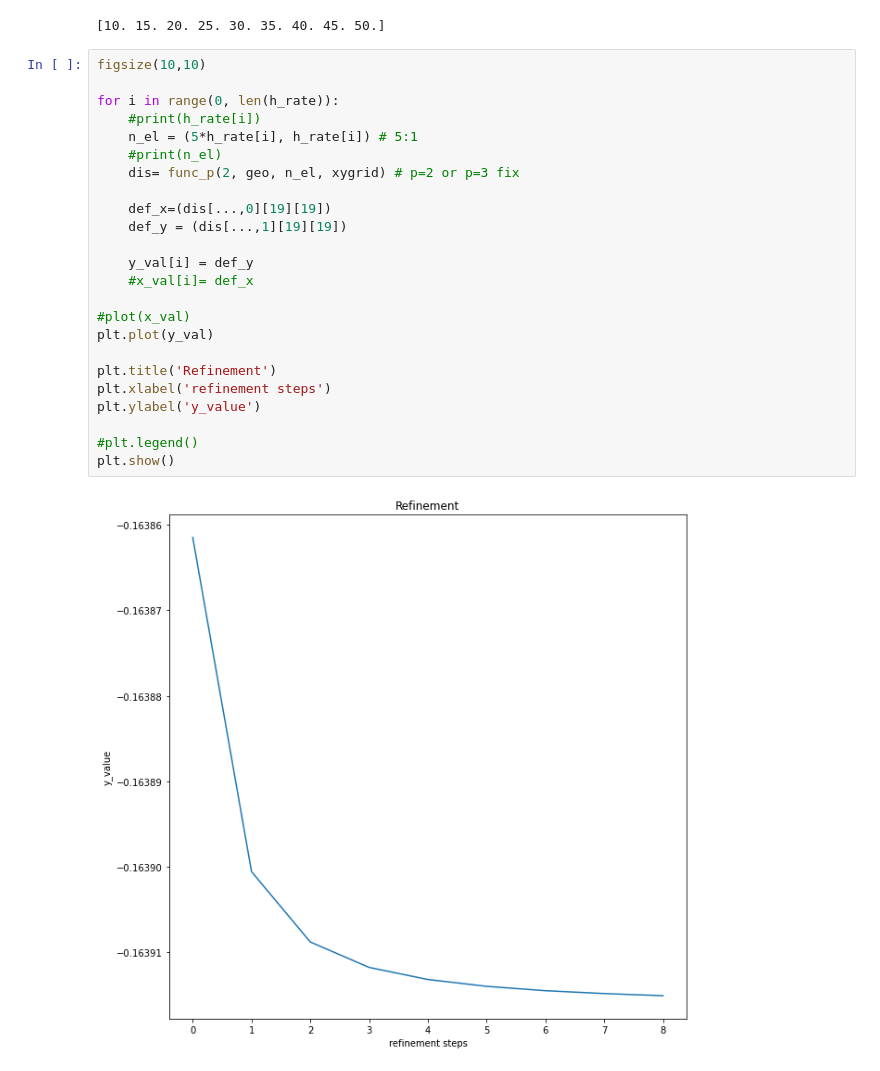
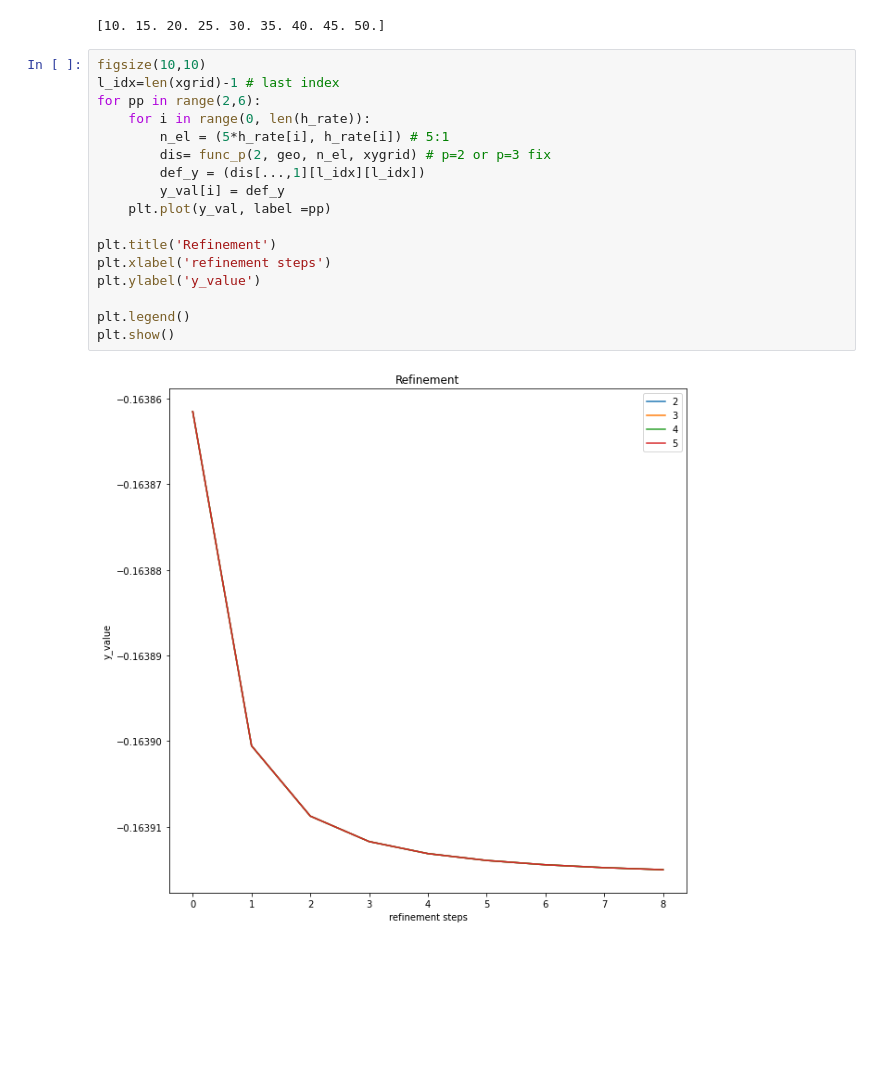
Before and after one commit to mh-0456/pyiga, a Jupyter notebook: notebooks/lin_elast_mult.ipynb, the cells around one changed output. Drawn from its saved outputs; the diff is of its cells as text; blank space fills up the shorter version.

```diff
--- a/notebooks/lin_elast_mult.ipynb
+++ b/notebooks/lin_elast_mult.ipynb
@@ -144,27 +144,20 @@ y_val=np.zeros(len(h_rate))
 [10. 15. 20. 25. 30. 35. 40. 45. 50.]
 # %%
 figsize(10,10)
-
-for i in range(0, len(h_rate)):
-    #print(h_rate[i])
-    n_el = (5*h_rate[i], h_rate[i]) # 5:1
-    #print(n_el)
-    dis= func_p(2, geo, n_el, xygrid) # p=2 or p=3 fix
-
-    def_x=(dis[...,0][19][19])
-    def_y = (dis[...,1][19][19])
-
-    y_val[i] = def_y
-    #x_val[i]= def_x
-
-#plot(x_val)
-plt.plot(y_val)
+l_idx=len(xgrid)-1 # last index
+for pp in range(2,6):
+    for i in range(0, len(h_rate)):
+        n_el = (5*h_rate[i], h_rate[i]) # 5:1
+        dis= func_p(2, geo, n_el, xygrid) # p=2 or p=3 fix
+        def_y = (dis[...,1][l_idx][l_idx])
+        y_val[i] = def_y
+    plt.plot(y_val, label =pp)
 
 plt.title('Refinement')
 plt.xlabel('refinement steps')
 plt.ylabel('y_value')
 
-#plt.legend()
+plt.legend()
 plt.show()
 # %% [output]
-[figure, old version]
+[figure, new version]
```
Also changed, not shown: parts of 2 cells of this notebook, 3 other files.
